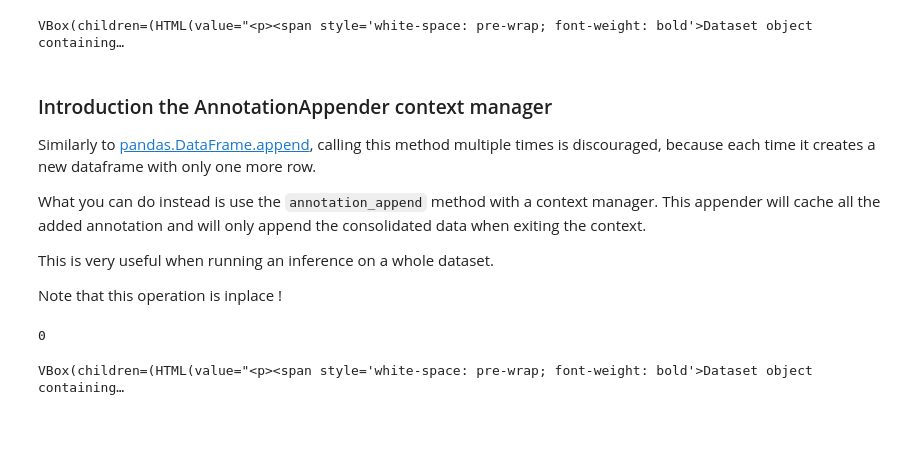
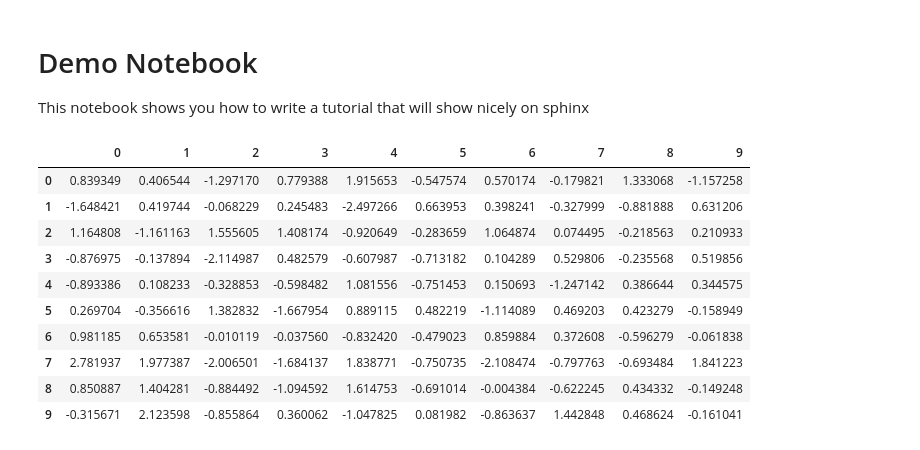
Before and after one commit to ClementPinard/supop-pai-cookiecuttter-template, a Jupyter notebook: {{ cookiecutter.repo_name }}/docs/notebooks/1_demo_notebook.ipynb, the cells around one changed output. Saved outputs shown, nothing was run; the diff lists cells and outputs as text; code cells hidden in the pictures.

Commit message:
3rd version

```diff
--- a/{{ cookiecutter.repo_name }}/docs/notebooks/1_demo_notebook.ipynb
+++ b/{{ cookiecutter.repo_name }}/docs/notebooks/1_demo_notebook.ipynb
@@ -537,40 +1,4 @@ Here, we add one bounding box, for the first image. the box is a quarter of the
-# %%
-empty.add_detection_annotation(
-    format_string="cxcywh",
-    image_id=352582,
-    bbox_coordinates=[0.75, 0.75, 0.5, 0.5],
-    confidence=0.5,
-    category_id=20,
-)
-# %% [output]
-VBox(children=(HTML(value="<p><span style='white-space: pre-wrap; font-weight: bold'>Dataset object containing…
-# %% [markdown]
-### Introduction the AnnotationAppender context manager
-
-Similarly to [pandas.DataFrame.append](https://pandas.pydata.org/pandas-docs/version/1.4/reference/api/pandas.DataFrame.append.html), calling this method multiple times is discouraged, because each time it creates a new dataframe with only one more row.
-
-What you can do instead is use the `annotation_append` method with a context manager. This appender will cache all the added annotation and will only append the consolidated data when exiting the context.
-
-This is very useful when running an inference on a whole dataset.
-
-Note that this operation is inplace !
-# %%
-with empty.annotation_append(format_string="cxcywh") as appender:
-    appender.append(
-        image_id=352582,
-        bbox_coordinates=[0.75, 0.75, 0.5, 0.5],
-        confidence=0.5,
-        category_id=20,
-    )
-    appender.append(
-        image_id=113354,
-        bbox_coordinates=[0.25, 0.25, 0.5, 0.5],
-        confidence=0.5,
-        category_id=21,
-    )
-    print(empty.len_annot())  # Note that the dataset is not changed here
-
-display(empty)
-# %% [output]
-0
-VBox(children=(HTML(value="<p><span style='white-space: pre-wrap; font-weight: bold'>Dataset object containing…
+# %% [markdown]
+# Demo Notebook
+
+This notebook shows you how to write a tutorial that will show nicely on sphinx
@@ -576,0 +8,14 @@ VBox(children=(HTML(value="<p><span style='white-space: pre-wrap; font-weight: b
+# %%
+pd.DataFrame(np.random.randn(10, 10))
+# %% [output]
+|  | 0 | 1 | 2 | 3 | 4 | 5 | 6 | 7 | 8 | 9 |
+| 0 | 0.839349 | 0.406544 | -1.297170 | 0.779388 | 1.915653 | -0.547574 | 0.570174 | -0.179821 | 1.333068 | -1.157258 |
+| 1 | -1.648421 | 0.419744 | -0.068229 | 0.245483 | -2.497266 | 0.663953 | 0.398241 | -0.327999 | -0.881888 | 0.631206 |
+| 2 | 1.164808 | -1.161163 | 1.555605 | 1.408174 | -0.920649 | -0.283659 | 1.064874 | 0.074495 | -0.218563 | 0.210933 |
+| 3 | -0.876975 | -0.137894 | -2.114987 | 0.482579 | -0.607987 | -0.713182 | 0.104289 | 0.529806 | -0.235568 | 0.519856 |
+| 4 | -0.893386 | 0.108233 | -0.328853 | -0.598482 | 1.081556 | -0.751453 | 0.150693 | -1.247142 | 0.386644 | 0.344575 |
+| 5 | 0.269704 | -0.356616 | 1.382832 | -1.667954 | 0.889115 | 0.482219 | -1.114089 | 0.469203 | 0.423279 | -0.158949 |
+| 6 | 0.981185 | 0.653581 | -0.010119 | -0.037560 | -0.832420 | -0.479023 | 0.859884 | 0.372608 | -0.596279 | -0.061838 |
+| 7 | 2.781937 | 1.977387 | -2.006501 | -1.684137 | 1.838771 | -0.750735 | -2.108474 | -0.797763 | -0.693484 | 1.841223 |
+| 8 | 0.850887 | 1.404281 | -0.884492 | -1.094592 | 1.614753 | -0.691014 | -0.004384 | -0.622245 | 0.434332 | -0.149248 |
+| 9 | -0.315671 | 2.123598 | -0.855864 | 0.360062 | -1.047825 | 0.081982 | -0.863637 | 1.442848 | 0.468624 | -0.161041 |
```
Also changed, not shown: parts of 72 cells of this notebook, 14 other files.
